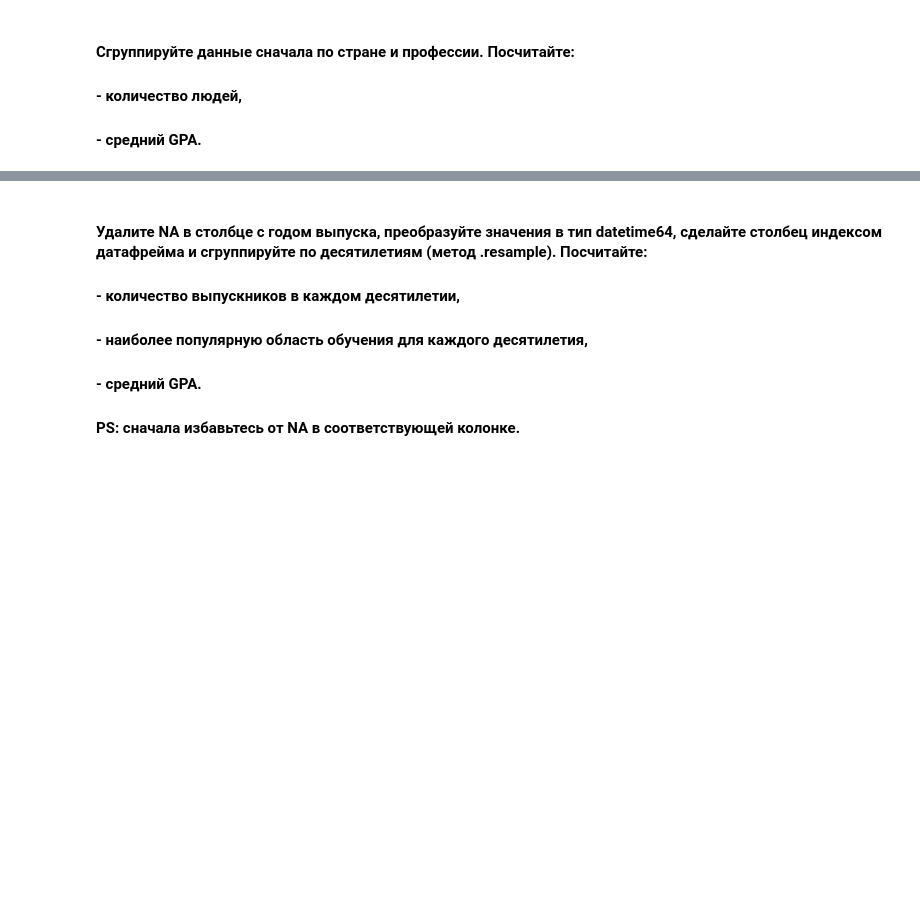
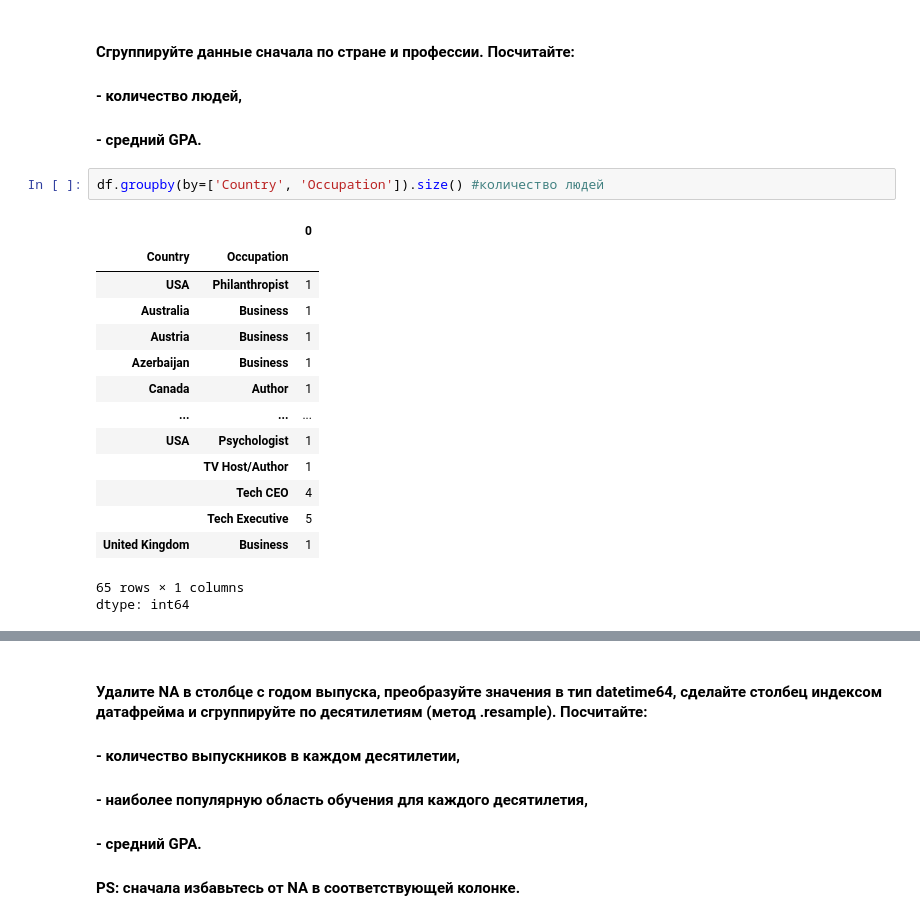
Before and after one commit to Alena-Ab/lingdata, a Jupyter notebook: homework22-23/hw1_2025.ipynb, the cells around one changed output, grey strips where cells are left out. Cells and saved outputs as stored; diff of their text form; blank space fills up the shorter version.

```diff
--- a/homework22-23/hw1_2025.ipynb
+++ b/homework22-23/hw1_2025.ipynb
@@ -405,3 +478,21 @@ dtype: int64
 #### Сгруппируйте данные сначала по стране и профессии. Посчитайте:
 #### - количество людей,
 #### - средний GPA.
+# %%
+df.groupby(by=['Country', 'Occupation']).size() #количество людей
+# %% [output]
+|  |  | 0 |
+| Country | Occupation |  |
+| USA | Philanthropist | 1 |
+| Australia | Business | 1 |
+| Austria | Business | 1 |
+| Azerbaijan | Business | 1 |
+| Canada | Author | 1 |
+| ... | ... | ... |
+| USA | Psychologist | 1 |
+|  | TV Host/Author | 1 |
+|  | Tech CEO | 4 |
+|  | Tech Executive | 5 |
+| United Kingdom | Business | 1 |
+65 rows × 1 columns
+dtype: int64
```
Also changed, not shown: parts of 28 cells of this notebook.
